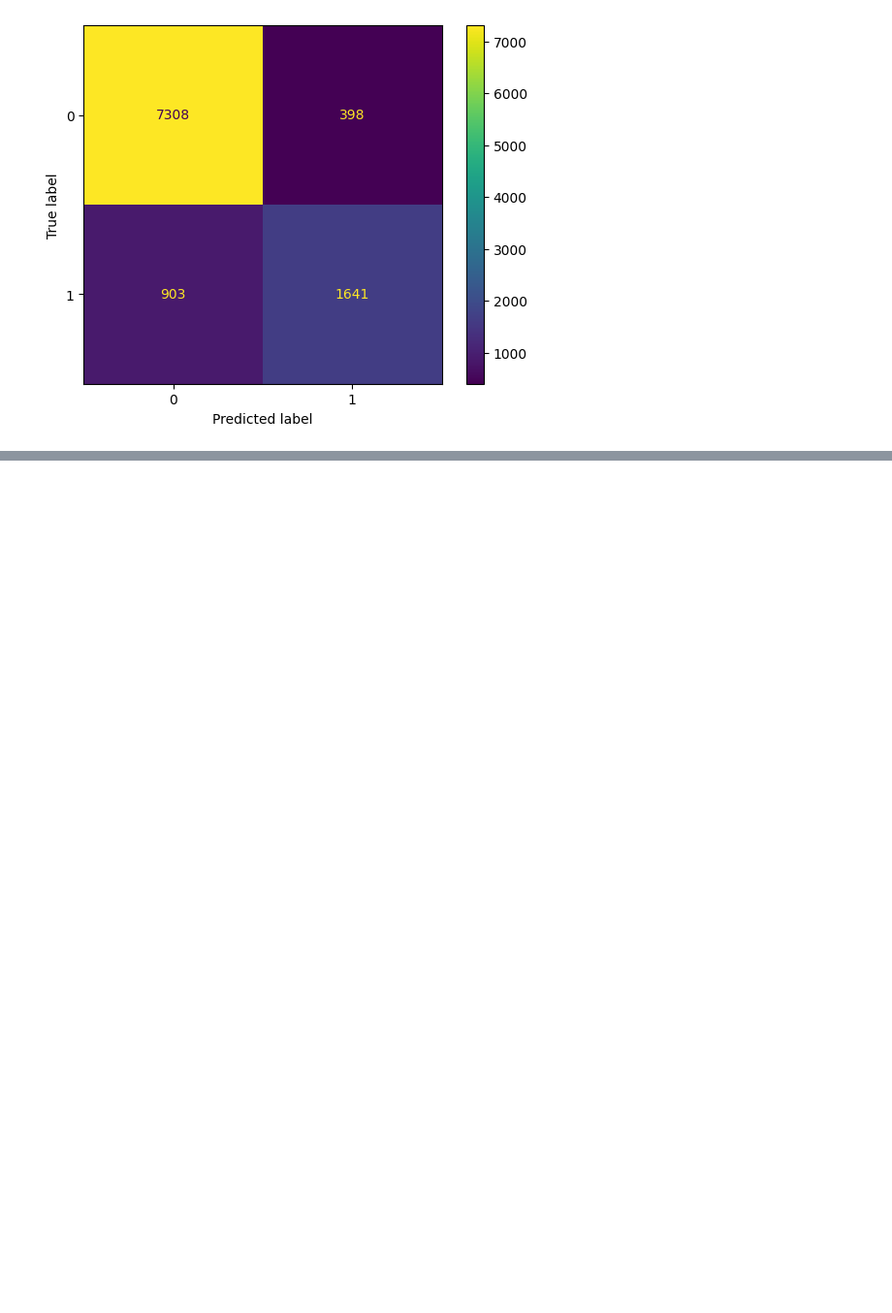
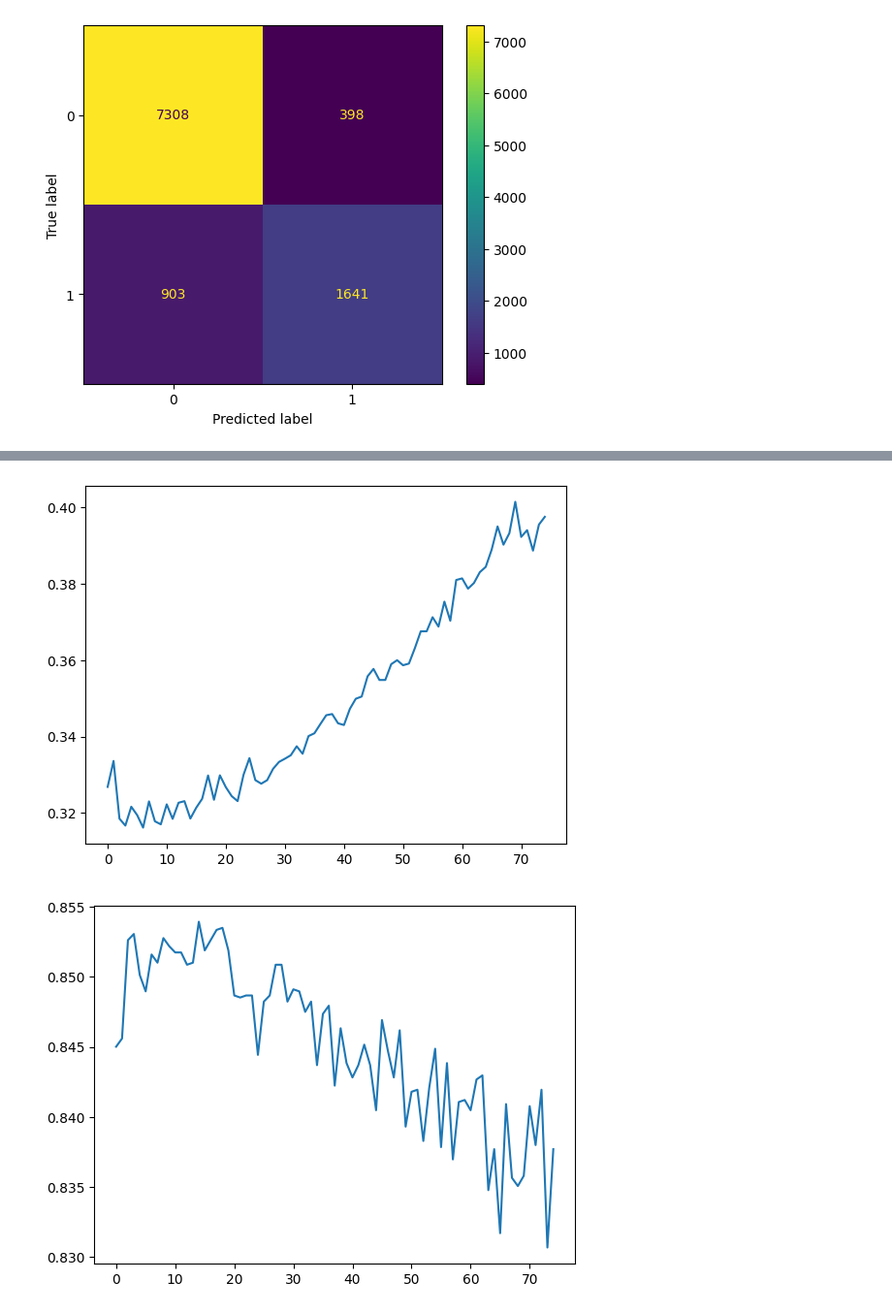
Before and after one commit to Shlok-21/MyLearningNotebooks, a Jupyter notebook: Project - Income Prediction Classification.ipynb, the cells around one changed output, grey strips where cells are left out. Shown at 97% size. Cells and saved outputs as stored; diff of their text form; code cells hidden in the pictures; blank space fills up the shorter version.

```diff
--- a/Project - Income Prediction Classification.ipynb
+++ b/Project - Income Prediction Classification.ipynb
@@ -773,3 +773,38 @@ submission = pd.DataFrame()
 
 submission['prediction'] = final_preds
 submission.to_csv('IncomePredictionSubmission.csv', index = False)
+# %%
+# trying out with neural network
+
+import numpy as np
+from sklearn.model_selection import train_test_split
+from sklearn.preprocessing import StandardScaler
+from keras.models import Sequential
+from keras.layers import Dense
+
+# Split the data into training and testing sets
+X_train, X_test, y_train, y_test = train_test_split(X, y, test_size=0.2, random_state=42)
+
+# Scale the data
+scaler = StandardScaler()
+X_train = scaler.fit_transform(X_train)
+X_test = scaler.transform(X_test)
+
+# Define the neural network model
+model = Sequential()
+model.add(Dense(64, input_dim=33, activation='relu'))
+model.add(Dense(64, activation='relu'))
+model.add(Dense(1, activation='sigmoid'))
+
+# Compile the model
+model.compile(loss='binary_crossentropy', optimizer='adam', metrics=['accuracy'])
+
+# Train the model
+history = model.fit(X_train, y_train, epochs= 20, batch_size=50, validation_data=(X_test, y_test))
+
+val_loss = history.history['val_loss']
+val_acc = history.history['val_accuracy']
+
+# Predict on X_test
+y_pred = model.predict(X_test)
+y_pred_class = np.round(y_pred)
@@ -775,0 +829,8 @@ submission.to_csv('IncomePredictionSubmission.csv', index = False)
+# %%
+plt.plot(val_loss)
+plt.show()
+plt.plot(val_acc)
+plt.show()
+# %% [output]
+[figure, added]
+[figure, added]
```
Also changed, not shown: parts of 2 cells of this notebook, 2 other files.
